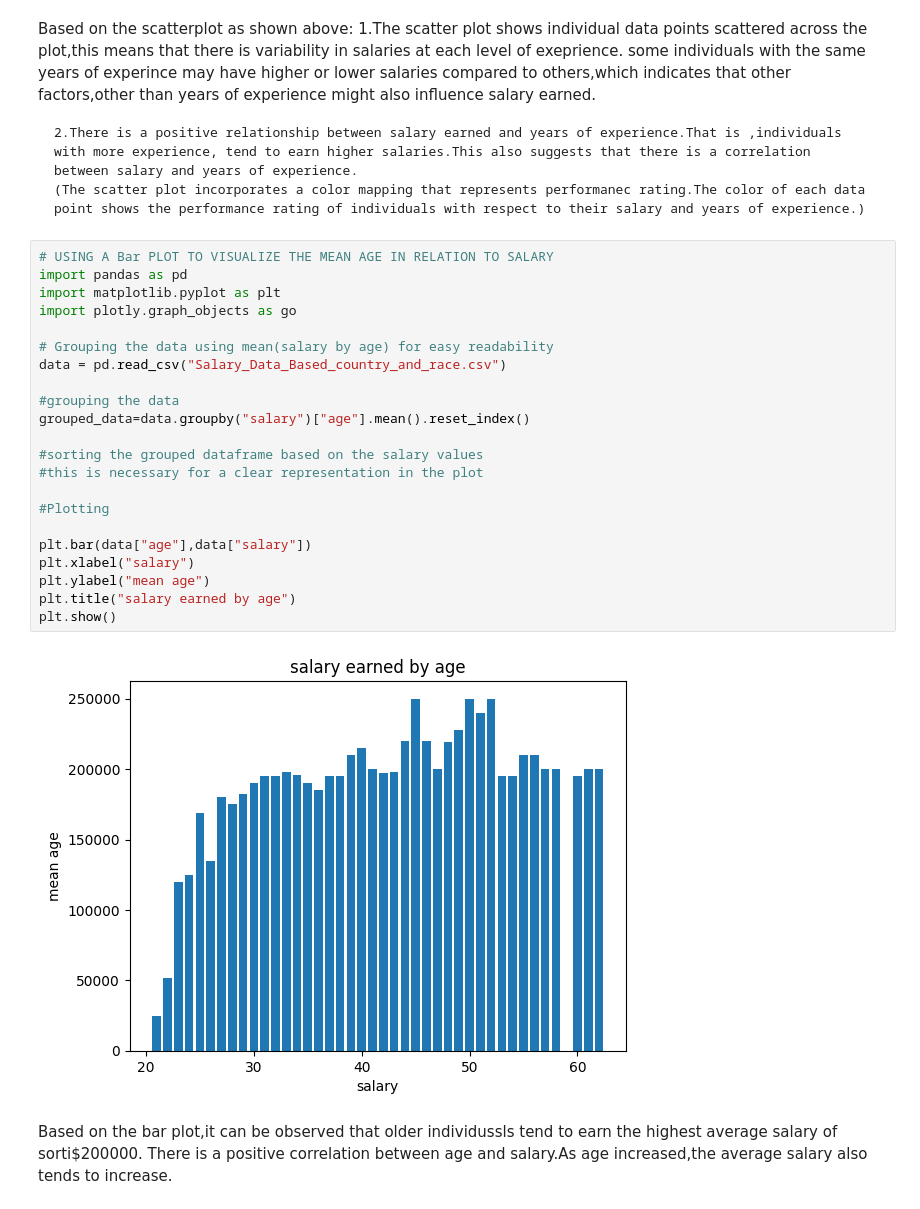
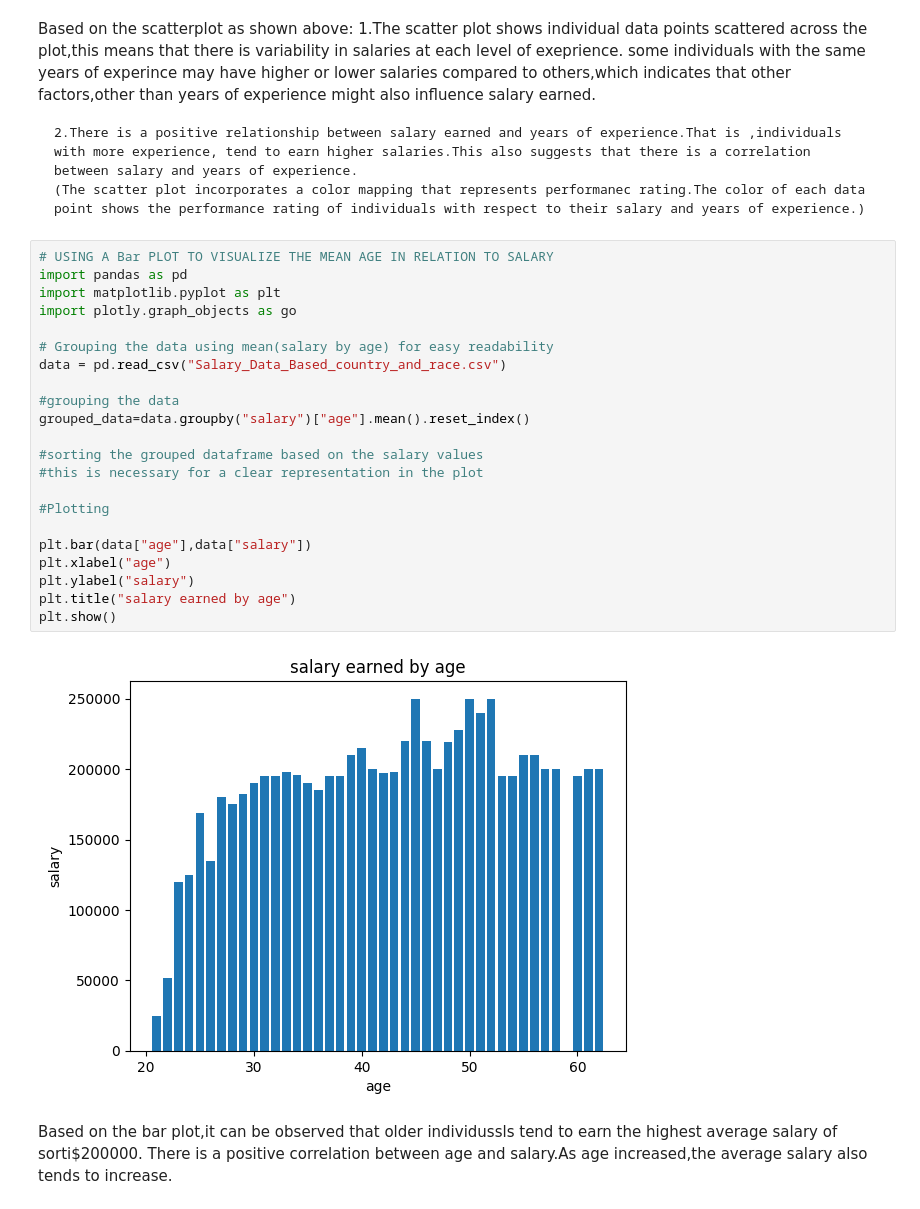
Before and after one commit to IVYMWAI/PayStats, a Jupyter notebook: Data Analysis with Python.ipynb, the cells around one changed output. Saved outputs shown, nothing was run; the diff lists cells and outputs as text.

```diff
--- a/Data Analysis with Python.ipynb
+++ b/Data Analysis with Python.ipynb
@@ -286,27 +286,27 @@ some individuals with the same years of experince may have higher or lower salar
 # %%
 # USING A Bar PLOT TO VISUALIZE THE MEAN AGE IN RELATION TO SALARY
 import pandas as pd
 import matplotlib.pyplot as plt
 import plotly.graph_objects as go
 
 # Grouping the data using mean(salary by age) for easy readability
 data = pd.read_csv("Salary_Data_Based_country_and_race.csv")
 
 #grouping the data
 grouped_data=data.groupby("salary")["age"].mean().reset_index()
 
 #sorting the grouped dataframe based on the salary values
 #this is necessary for a clear representation in the plot
 
 #Plotting
 
 plt.bar(data["age"],data["salary"])
-plt.xlabel("salary")
-plt.ylabel("mean age")
+plt.xlabel("age")
+plt.ylabel("salary")
 plt.title("salary earned by age")
 plt.show()
 # %% [output]
-[figure, old version]
+[figure, new version]
 # %% [markdown]
 Based on the bar plot,it can be observed that older individussls tend to earn the highest average salary of sorti$200000.
 There is a positive correlation between age and salary.As age increased,the average salary also tends to increase.
```
